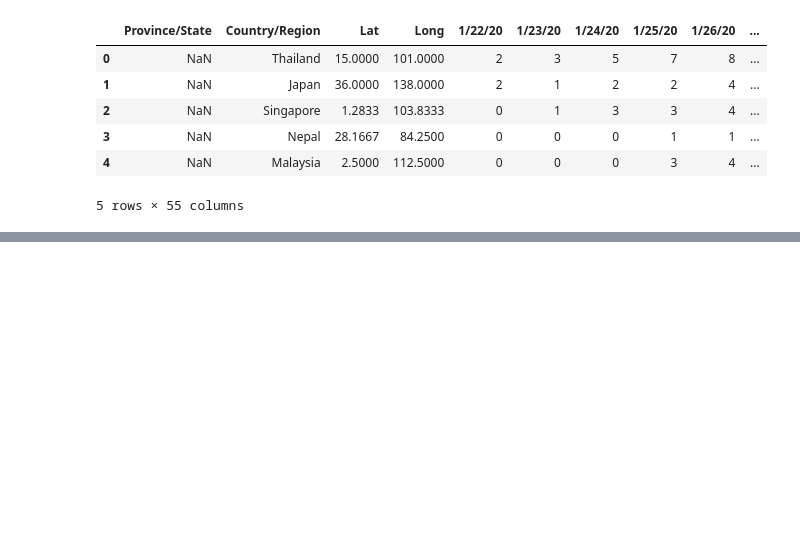
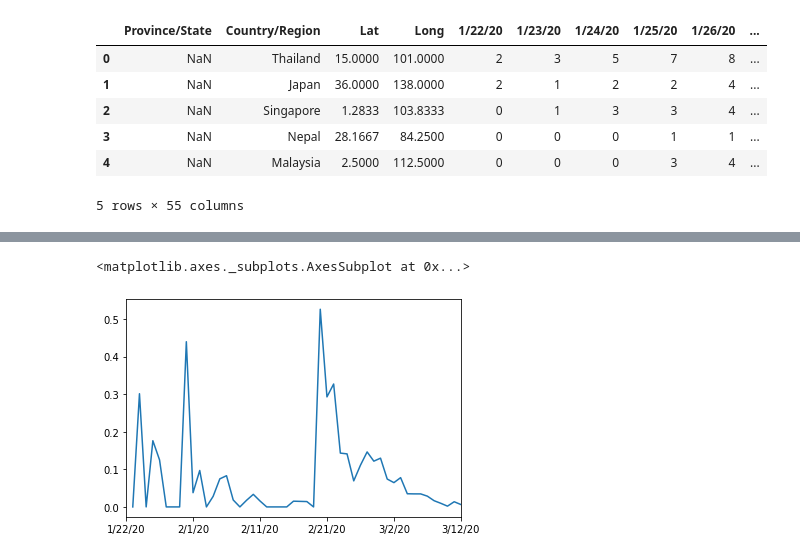
Before and after one commit to ghego/COVID-19-analyses, a Jupyter notebook: notebooks/EDA.ipynb, the cells around one changed output, grey strips where cells are left out. Drawn from its saved outputs; the diff is of its cells as text; code cells hidden in the pictures; blank space fills up the shorter version.

```diff
--- a/notebooks/EDA.ipynb
+++ b/notebooks/EDA.ipynb
@@ -31,0 +54,5 @@ dfcountries[['Italy', 'Iran', 'US', 'China', 'United Kingdom', 'Portugal']].plot
+# %%
+np.log10(dfcountries)['Korea, South'].diff().plot()
+# %% [output]
+<matplotlib.axes._subplots.AxesSubplot at 0x...>
+[figure, added]
```
Also changed, not shown: parts of 14 cells of this notebook.
